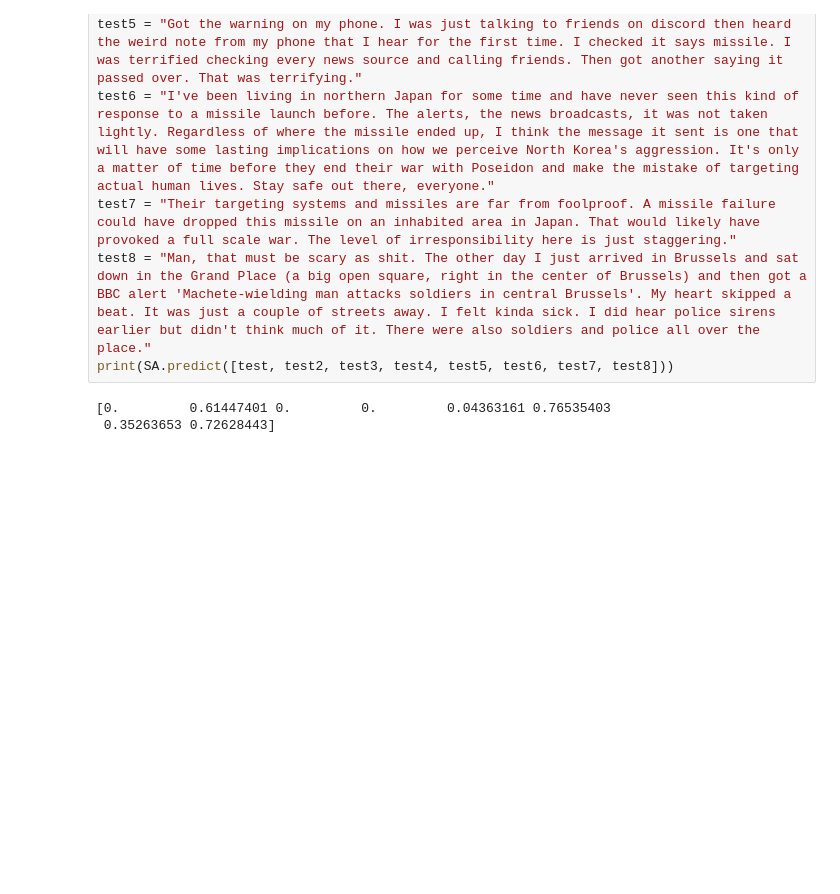
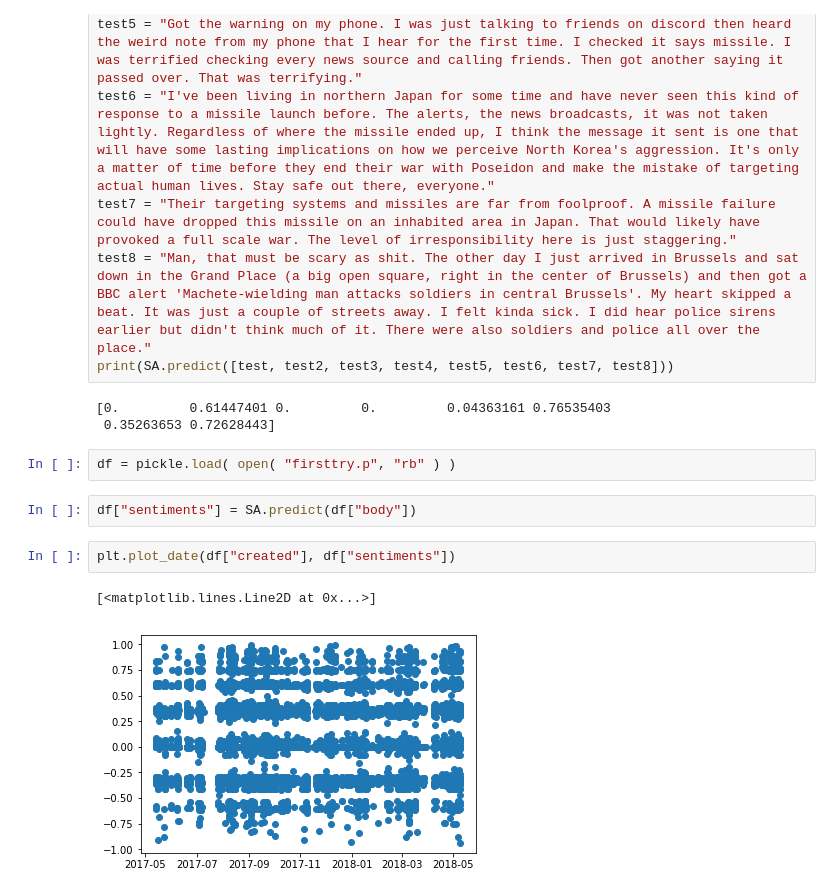
Before and after one commit to avarchy/Final15388, a Jupyter notebook: bl_sentiment.ipynb, the cells around one changed output. Saved outputs shown, nothing was run; the diff lists cells and outputs as text; blank space fills up the shorter version.

```diff
--- a/bl_sentiment.ipynb
+++ b/bl_sentiment.ipynb
@@ -151,3 +157,12 @@ print(SA.predict([test, test2, test3, test4, test5, test6, test7, test8]))
 # %% [output]
 [0.         0.61447401 0.         0.         0.04363161 0.76535403
  0.35263653 0.72628443]
+# %%
+df = pickle.load( open( "firsttry.p", "rb" ) )
+# %%
+df["sentiments"] = SA.predict(df["body"])
+# %%
+plt.plot_date(df["created"], df["sentiments"])
+# %% [output]
+[<matplotlib.lines.Line2D at 0x...>]
+[figure, added]
```
Also changed, not shown: parts of 1 cell of this notebook, 2 other files.
